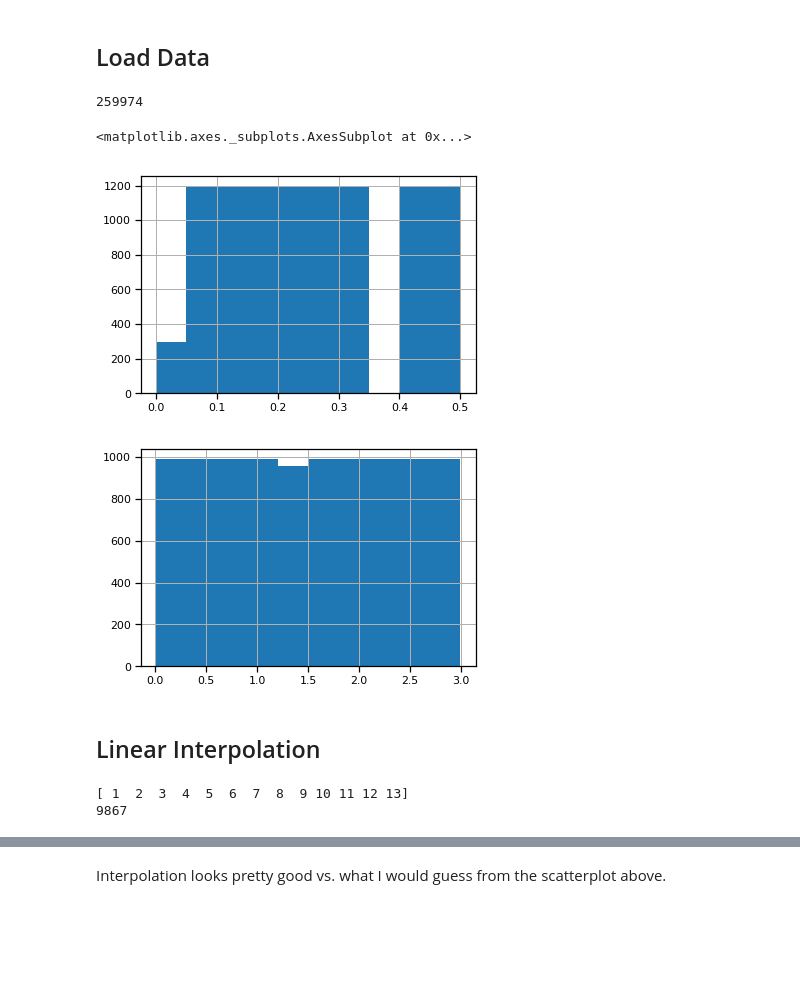
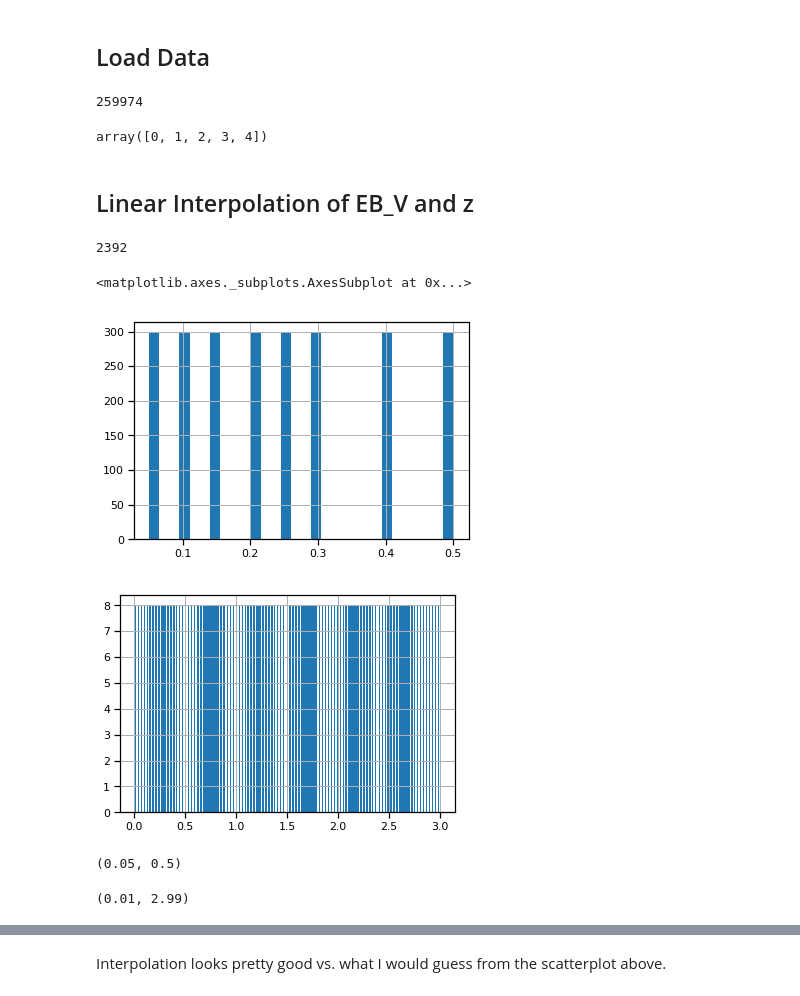
Before and after one commit to mwalmsley/agnfinder, a Jupyter notebook: notebooks/interpolation.ipynb, the cells around one changed output, grey strips where cells are left out. Saved outputs shown, nothing was run; the diff lists cells and outputs as text; code cells hidden in the pictures; blank space fills up the shorter version.

```diff
--- a/notebooks/interpolation.ipynb
+++ b/notebooks/interpolation.ipynb
@@ -27,24 +31,39 @@ LIBRARY_XXLN_QSO.lib.dat.fits
 # %% [markdown]
 ## Load Data
 # %%
-starburst = Table.read(os.path.join(DATA_ROOT, 'LIBRARY_XXLN_Starburst.lib.dat.fits')).to_pandas()
-len(starburst)
+parquet_loc = os.path.join(DATA_ROOT, 'LIBRARY_XXLN_Starburst.parquet')
+if not os.path.isfile(parquet_loc):
+    Table.read(os.path.join(DATA_ROOT, 'LIBRARY_XXLN_Starburst.lib.dat.fits')).to_pandas().to_parquet(parquet_loc)
-# %% [output]
-259974
+# %%
+starforming = pd.read_parquet(parquet_loc)
+len(starforming)
+# %% [output]
+259974
+# %%
+starforming['Ext_law'].unique()
+# %% [output]
+array([0, 1, 2, 3, 4])
+# %% [markdown]
+## Linear Interpolation of EB_V and z
+# %%
+to_interpolate = starforming.query('model == 1').query('z < 3.').query('Ext_law == 1.').query('WISE_1 > 15.')
+print(len(to_interpolate))
+# %% [output]
+2392
 # %%
-to_interpolate['EB_V'].hist()
+to_interpolate['EB_V'].hist(bins=30)
 plt.figure()
-to_interpolate['z'].hist()
+to_interpolate['z'].hist(bins=500)
 # %% [output]
 <matplotlib.axes._subplots.AxesSubplot at 0x...>
-[figure, old version]
+[figure, new version]
-[figure, old version]
+[figure, new version]
-# %% [markdown]
-## Linear Interpolation
-# %%
-to_interpolate = starburst.query('model == 1').query('z < 3.').query('WISE_1 > 15.')
-print(len(to_interpolate))
-# %% [output]
-[ 1  2  3  4  5  6  7  8  9 10 11 12 13]
-9867
+# %%
+to_interpolate['EB_V'].min(), to_interpolate['EB_V'].max()
+# %% [output]
+(0.05, 0.5)
+# %%
+to_interpolate['z'].min(), to_interpolate['z'].max()
+# %% [output]
+(0.01, 2.99)
 # %%
```
Also changed, not shown: parts of 33 cells of this notebook, 9 other files.
